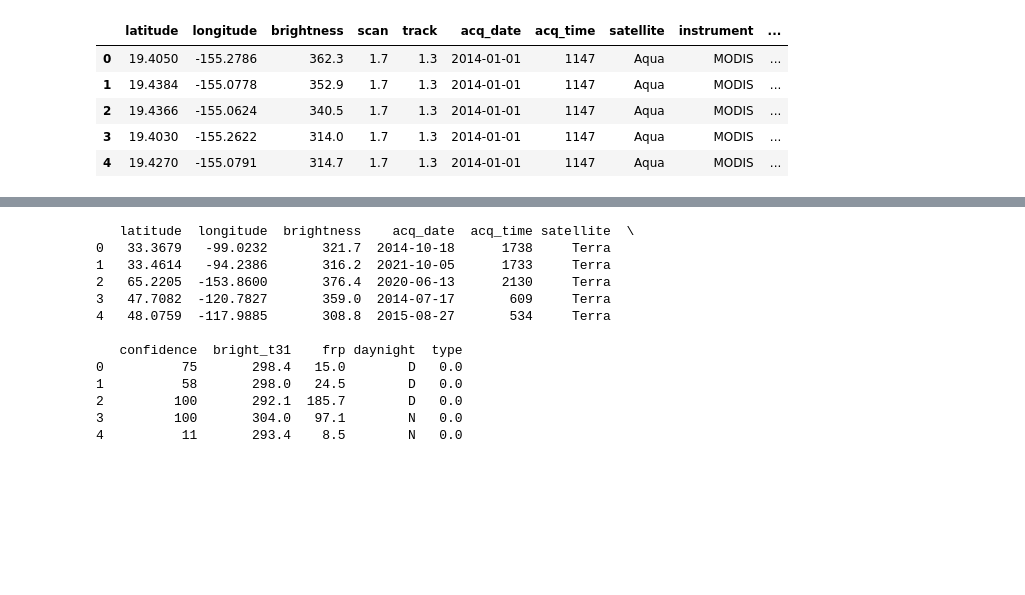
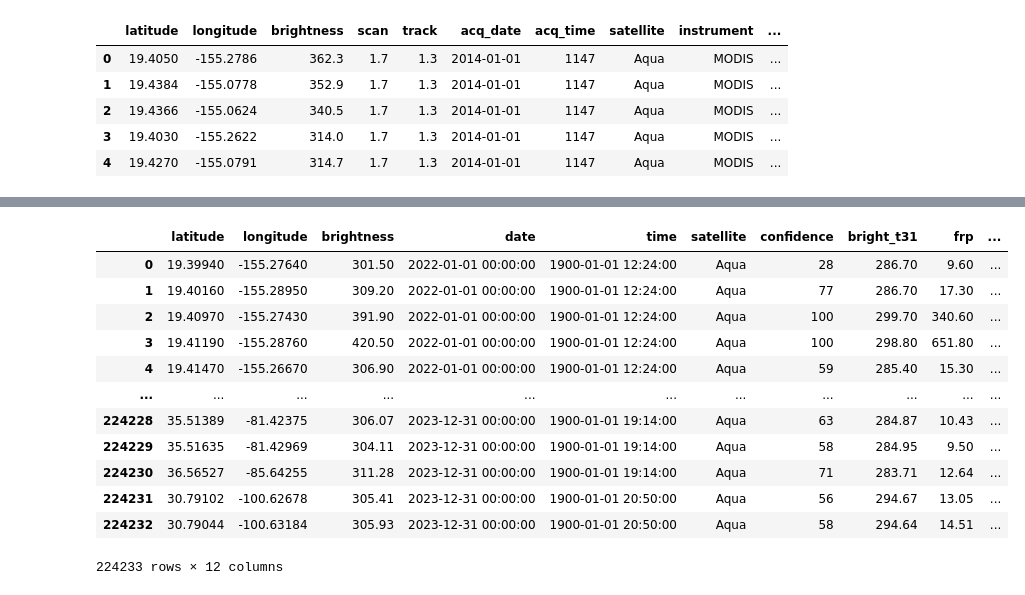
Before and after one commit to HayleyParnell/Project_3, a Jupyter notebook: Fire Data Visualization.ipynb, the cells around one changed output, grey strips where cells are left out. Cells and saved outputs as stored; diff of their text form; code cells hidden in the pictures; blank space fills up the shorter version.

```diff
--- a/Fire Data Visualization.ipynb
+++ b/Fire Data Visualization.ipynb
@@ -77,23 +146,22 @@ sampled_df
 # %%
 con = sqlite3.connect("fire_db")
-sampled_df.to_sql('fire_data',con,if_exists='replace',index=False)
-df = pd.read_sql_query("SELECT * from fire_data", con)
-
-# Verify that result of SQL query is stored in the dataframe
+two_years_db.to_sql('lit_fire_data',con,if_exists='replace',index=False)
+lit_fires_df = pd.read_sql_query("SELECT * from lit_fire_data", con)
 # %%
-print(df.head())
+# Verify that result of SQL query is stored in the dataframe
+lit_fires_df
 # %% [output]
+|  | latitude | longitude | brightness | date | time | satellite | confidence | bright_t31 | frp | ... |
+| 0 | 19.39940 | -155.27640 | 301.50 | 2022-01-01 00:00:00 | 1900-01-01 12:24:00 | Aqua | 28 | 286.70 | 9.60 | ... |
+| 1 | 19.40160 | -155.28950 | 309.20 | 2022-01-01 00:00:00 | 1900-01-01 12:24:00 | Aqua | 77 | 286.70 | 17.30 | ... |
+| 2 | 19.40970 | -155.27430 | 391.90 | 2022-01-01 00:00:00 | 1900-01-01 12:24:00 | Aqua | 100 | 299.70 | 340.60 | ... |
+| 3 | 19.41190 | -155.28760 | 420.50 | 2022-01-01 00:00:00 | 1900-01-01 12:24:00 | Aqua | 100 | 298.80 | 651.80 | ... |
+| 4 | 19.41470 | -155.26670 | 306.90 | 2022-01-01 00:00:00 | 1900-01-01 12:24:00 | Aqua | 59 | 285.40 | 15.30 | ... |
+| ... | ... | ... | ... | ... | ... | ... | ... | ... | ... | ... |
+| 224228 | 35.51389 | -81.42375 | 306.07 | 2023-12-31 00:00:00 | 1900-01-01 19:14:00 | Aqua | 63 | 284.87 | 10.43 | ... |
+| 224229 | 35.51635 | -81.42969 | 304.11 | 2023-12-31 00:00:00 | 1900-01-01 19:14:00 | Aqua | 58 | 284.95 | 9.50 | ... |
+| 224230 | 36.56527 | -85.64255 | 311.28 | 2023-12-31 00:00:00 | 1900-01-01 19:14:00 | Aqua | 71 | 283.71 | 12.64 | ... |
+| 224231 | 30.79102 | -100.62678 | 305.41 | 2023-12-31 00:00:00 | 1900-01-01 20:50:00 | Aqua | 56 | 294.67 | 13.05 | ... |
+| 224232 | 30.79044 | -100.63184 | 305.93 | 2023-12-31 00:00:00 | 1900-01-01 20:50:00 | Aqua | 58 | 294.64 | 14.51 | ... |
-   latitude  longitude  brightness    acq_date  acq_time satellite  \
-0   33.3679   -99.0232       321.7  2014-10-18      1738     Terra
-1   33.4614   -94.2386       316.2  2021-10-05      1733     Terra
-2   65.2205  -153.8600       376.4  2020-06-13      2130     Terra
-3   47.7082  -120.7827       359.0  2014-07-17       609     Terra
-4   48.0759  -117.9885       308.8  2015-08-27       534     Terra
-
-   confidence  bright_t31    frp daynight  type
-0          75       298.4   15.0        D   0.0
-1          58       298.0   24.5        D   0.0
-2         100       292.1  185.7        D   0.0
-3         100       304.0   97.1        N   0.0
-4          11       293.4    8.5        N   0.0
+224233 rows × 12 columns
 # %%
```
Also changed, not shown: parts of 11 cells of this notebook, 12 other files.
